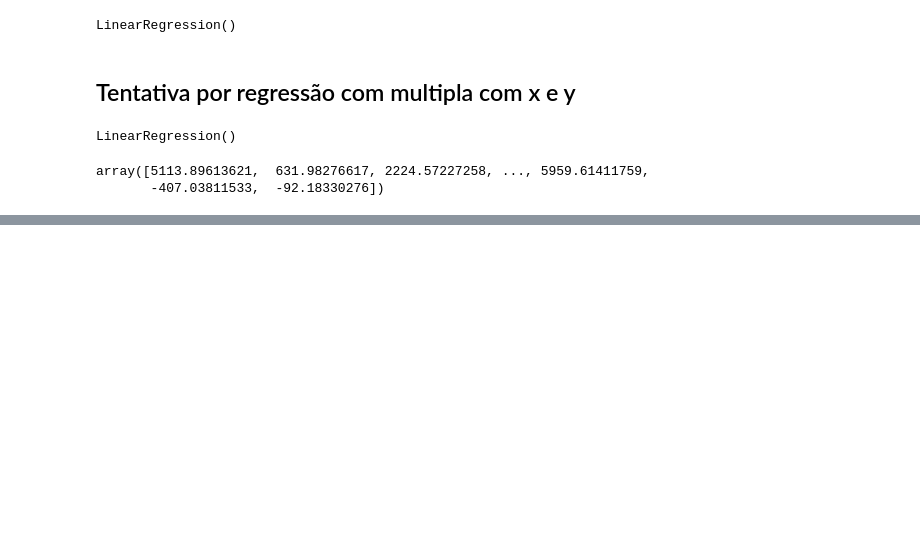
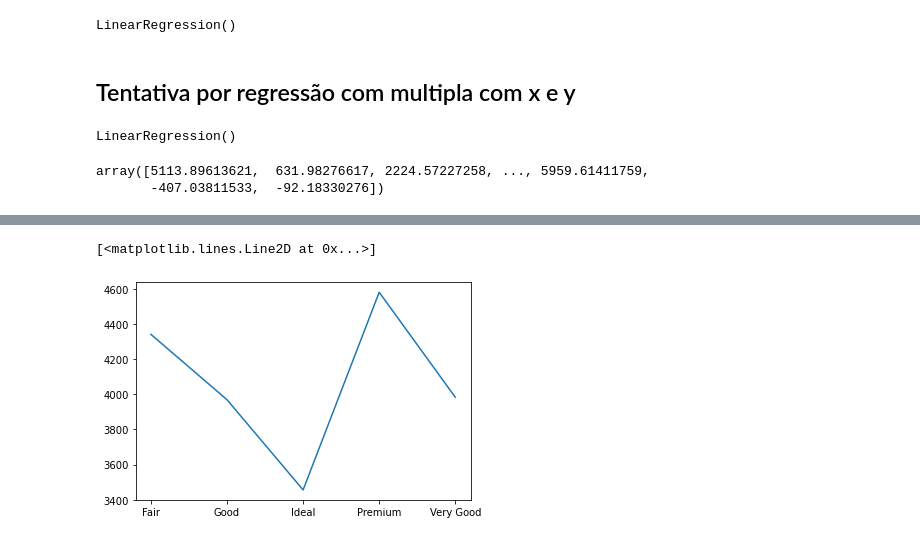
Before and after one commit to carlarbj/pricing_diamonds, a Jupyter notebook: diamond_price_prediction.ipynb, the cells around one changed output, grey strips where cells are left out. Saved outputs shown, nothing was run; the diff lists cells and outputs as text; code cells hidden in the pictures; blank space fills up the shorter version.

```diff
--- a/diamond_price_prediction.ipynb
+++ b/diamond_price_prediction.ipynb
@@ -135,0 +152,5 @@ diamonds_rick.to_csv('prev4.csv') #erro de 3981.31762 dolares usando a regressã
+# %%
+plt.plot(diamond_cat.groupby('cut').mean()['price']) # Fairs e premiums tem as maiores médias
+# %% [output]
+[<matplotlib.lines.Line2D at 0x...>]
+[figure, added]
```
Also changed, not shown: parts of 8 cells of this notebook.
